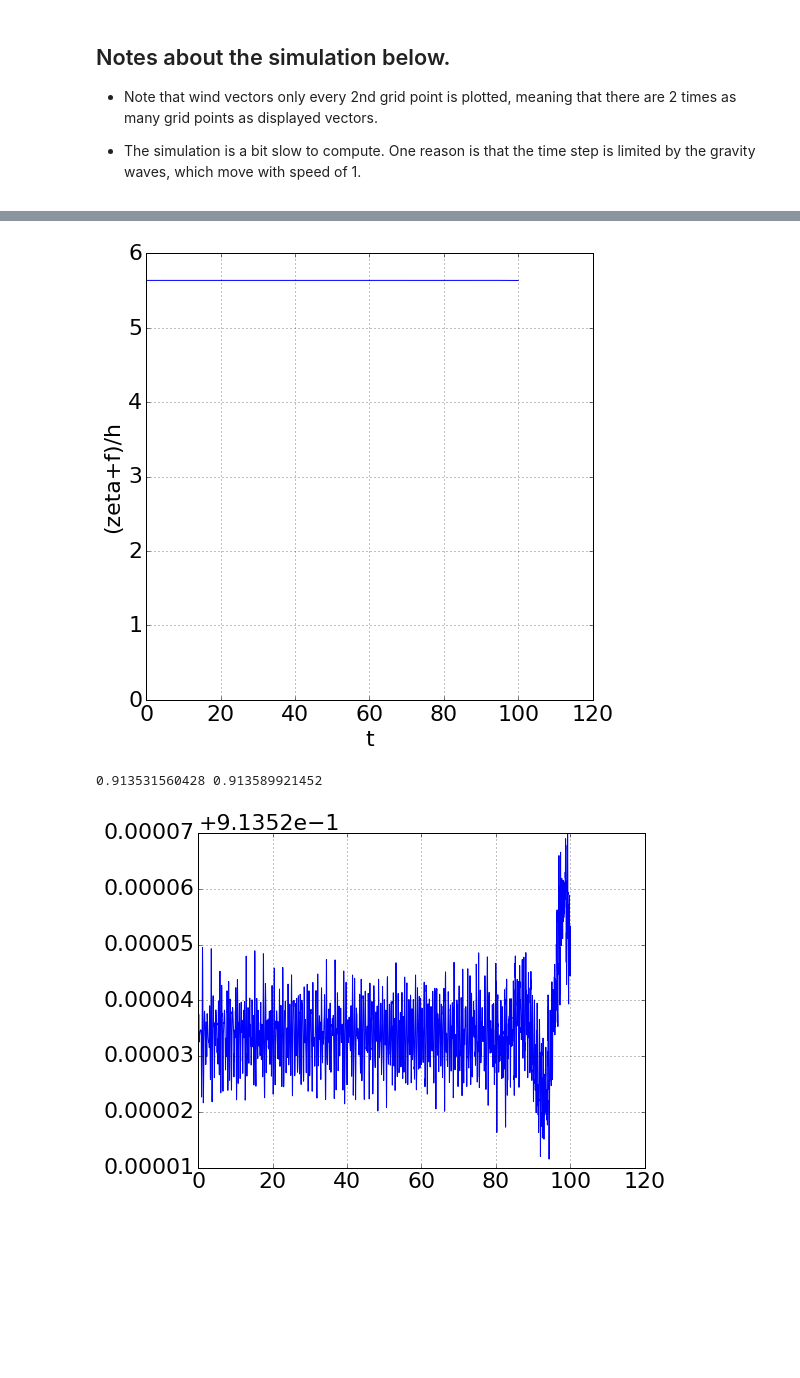
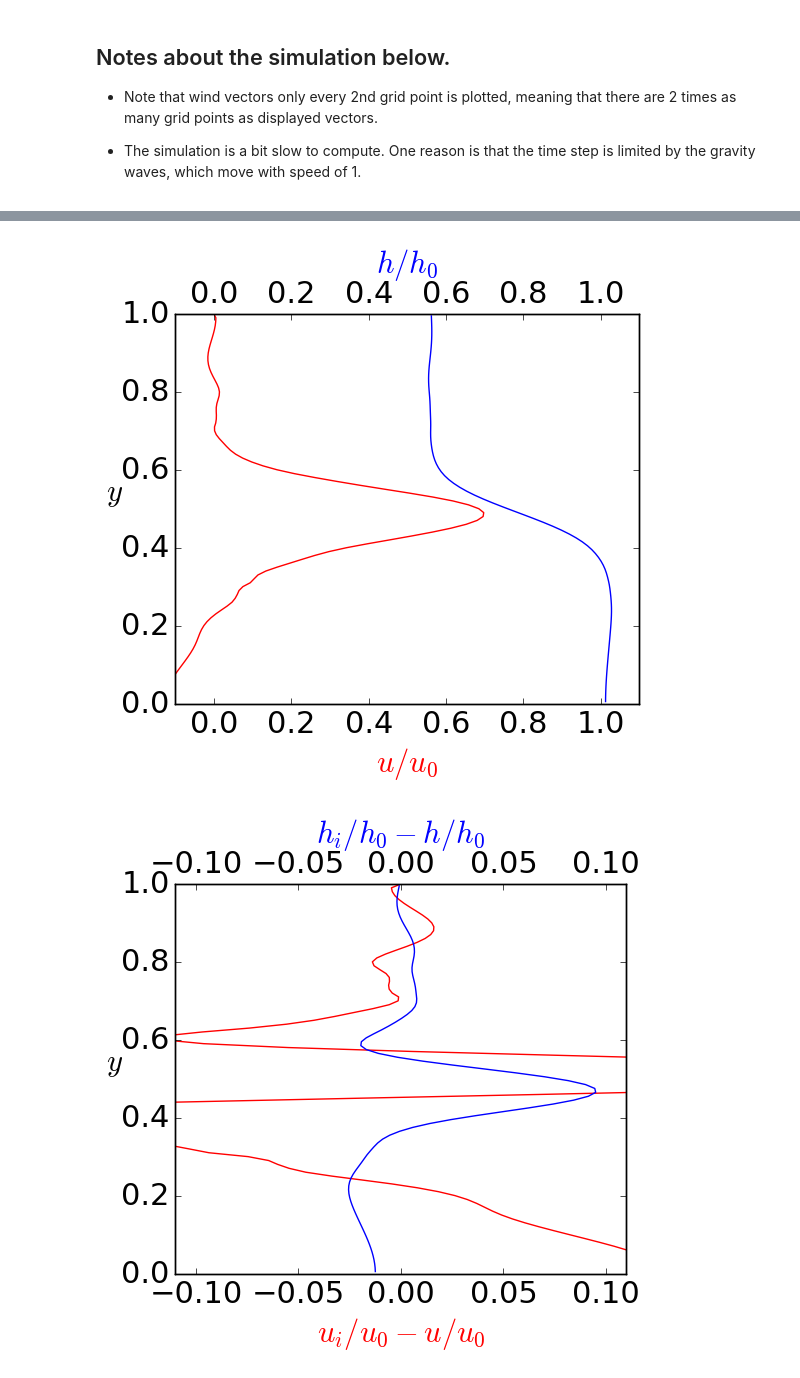
Before and after one commit to Mole45/MMet_Project, a Jupyter notebook: Project-ShallowWater2D.ipynb, the cells around one changed output, grey strips where cells are left out. Drawn from its saved outputs; the diff is of its cells as text; code cells hidden in the pictures; blank space fills up the shorter version.

```diff
--- a/Project-ShallowWater2D.ipynb
+++ b/Project-ShallowWater2D.ipynb
@@ -683,20 +720,27 @@ print(dvdt[:,-1])
-# %%
-q3,zetaplot = plt.subplots(figsize=(8,8))
-zetaplot.plot(tstore,zetastore)
-#zetaplot.set_ylim((8,9))
-#zetaplot.set_xlim((0,1.75))
-zetaplot.set_xlabel('t')
-zetaplot.set_ylabel('(zeta+f)/h')
-zetaplot.grid()
-#q3.savefig('zetacenterstudy.png')
-# %% [output]
-[figure, removed]
-# %%
-myfig, trace = plt.subplots(figsize=(8,6))
-trace.plot(tstore,hstore)
-#trace.set_ylim((.8,1.2))
-trace.grid()
-print(min(hstore),max(hstore))
-# %% [output]
-0.913531560428 0.913589921452
-[figure, removed]
+# %%
+quick2,simpleb3 = plt.subplots(figsize=(6,6))
+simpleb3.plot(u[:,200]/uo,yu[:,200],'r-')
+simpleb3.set_xlabel('$u/u_0$',color='r')
+simpleb3.set_ylabel('$y$',rotation=360)
+simpleb4 = simpleb3.twiny()
+simpleb4.plot(h[:,200]/ho,yp[:,200],'b-')
+simpleb4.set_xlabel('$h/h_0$',color='b')
+simpleb3.set_xlim(-0.1,1.1)
+simpleb4.set_xlim(-0.1,1.1)
+plt.tight_layout()
+plt.savefig('finaluhSquare'+fnamestr+'.png')
+
+quick3,simpleb5 = plt.subplots(figsize=(6,6))
+simpleb5.plot((ui[:,200]/uo)-(u[:,200]/uo),yu[:,200],'r-')
+simpleb5.set_xlabel('$u_i/u_0 - u/u_0$',color='r')
+simpleb5.set_ylabel('$y$',rotation=360)
+simpleb6 = simpleb5.twiny()
+simpleb6.plot((hip[:,200]/ho)-(h[:,200]/ho),yp[:,200],'b-')
+simpleb6.set_xlabel('$h_i/h_0 - h/h_0$',color='b')
+simpleb5.set_xlim(-0.11,0.11)
+simpleb6.set_xlim(-0.11,0.11)
+plt.tight_layout()
+plt.savefig('finaluhSquareComp'+fnamestr+'.png')
+# %% [output]
+[figure, added]
+[figure, added]
```
Also changed, not shown: parts of 35 cells of this notebook.
